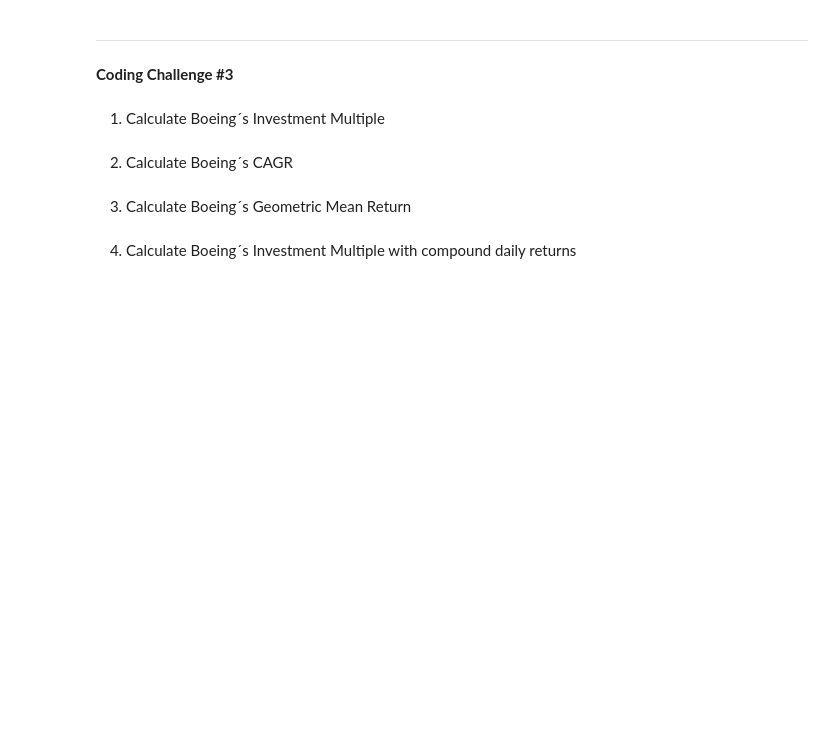
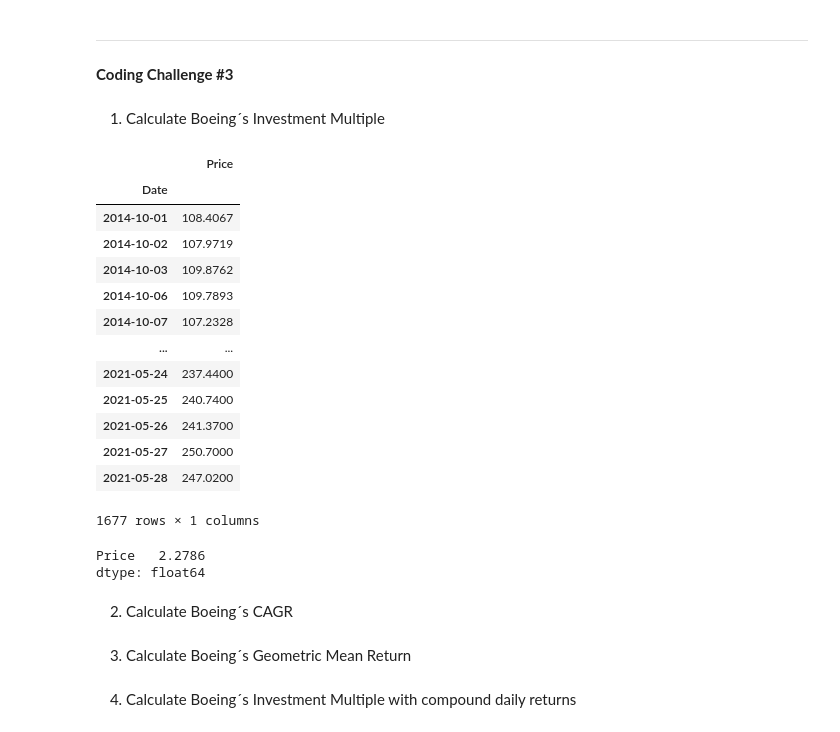
Before and after one commit to L-Gre/TradeFX-AI, a Jupyter notebook: pt2_pandas_oop_financial_analytics/NB_02_Financial_Data_Analysis.ipynb, the cells around one changed output. Saved outputs shown, nothing was run; the diff lists cells and outputs as text; code cells hidden in the pictures; blank space fills up the shorter version.

```diff
--- a/pt2_pandas_oop_financial_analytics/NB_02_Financial_Data_Analysis.ipynb
+++ b/pt2_pandas_oop_financial_analytics/NB_02_Financial_Data_Analysis.ipynb
@@ -957,6 +957,15 @@ np.sqrt(btc.Return.var())
 # %% [markdown]
 __Two alternative reward metrics that are more intuitive and easier to interpret.__
 # %%
+from dotenv import load_dotenv
+import os
+
+# Load environment variables from .env file
+load_dotenv()
+
+# Access the PROJECT_FILES variable
+project_files = os.getenv("PROJECT_FILES_PT2")
+
 import pandas as pd
 import numpy as np
 import matplotlib.pyplot as plt
@@ -1082,3 +1120,32 @@ __The arithmetic mean return is always greater than the geometric mean return...
 __Coding Challenge #3__
 # %% [markdown]
 1. Calculate Boeing´s Investment Multiple
+# %%
+close = pd.read_csv(os.path.join(project_files, 'close.csv'), index_col='Date', parse_dates=['Date'])
+# %%
+ba = close.BA.dropna().to_frame().copy()
+ba.rename(columns= {'BA':'Price'}, inplace= True)
+ba
+# %% [output]
+|  | Price |
+| Date |  |
+| 2014-10-01 | 108.4067 |
+| 2014-10-02 | 107.9719 |
+| 2014-10-03 | 109.8762 |
+| 2014-10-06 | 109.7893 |
+| 2014-10-07 | 107.2328 |
+| ... | ... |
+| 2021-05-24 | 237.4400 |
+| 2021-05-25 | 240.7400 |
+| 2021-05-26 | 241.3700 |
+| 2021-05-27 | 250.7000 |
+| 2021-05-28 | 247.0200 |
+1677 rows × 1 columns
+# %%
+# investment multiple
+
+ba_im = ba.iloc[-1]/ba.iloc[0]
+ba_im
+# %% [output]
+Price   2.2786
+dtype: float64
```
Also changed, not shown: parts of 9 cells of this notebook.
